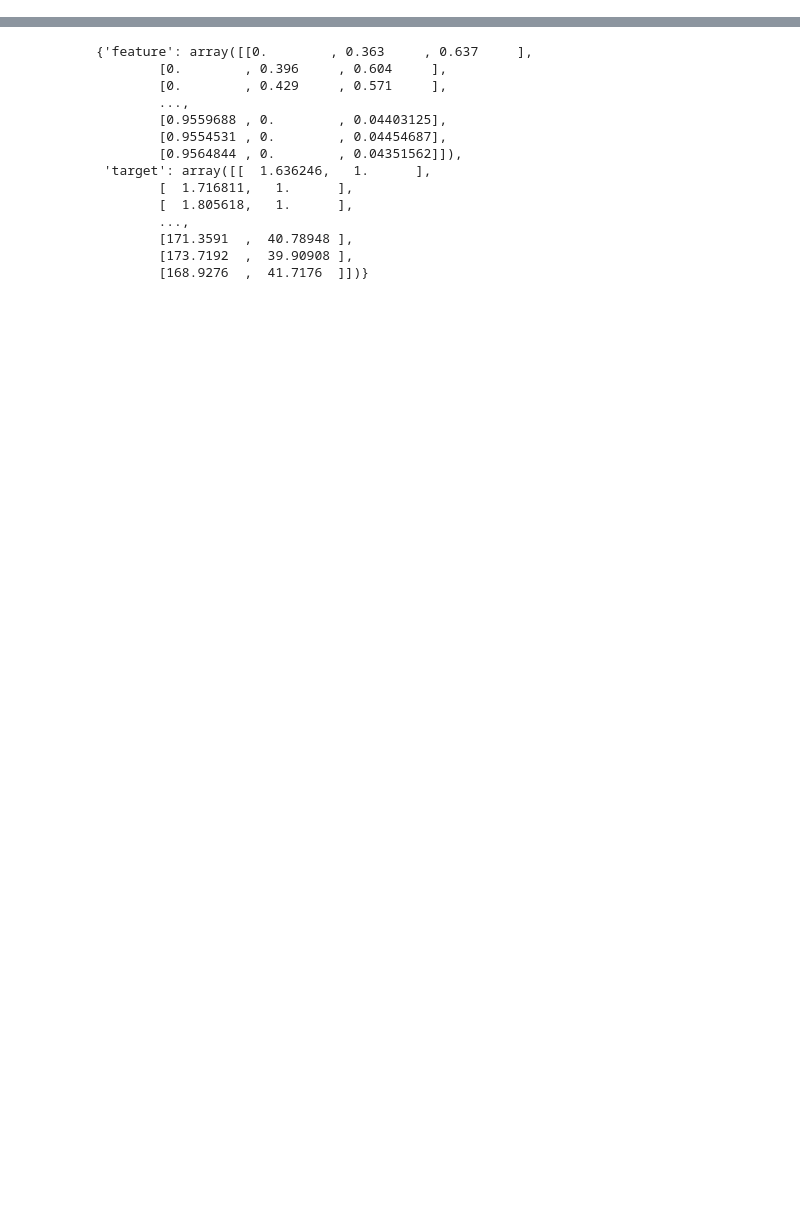
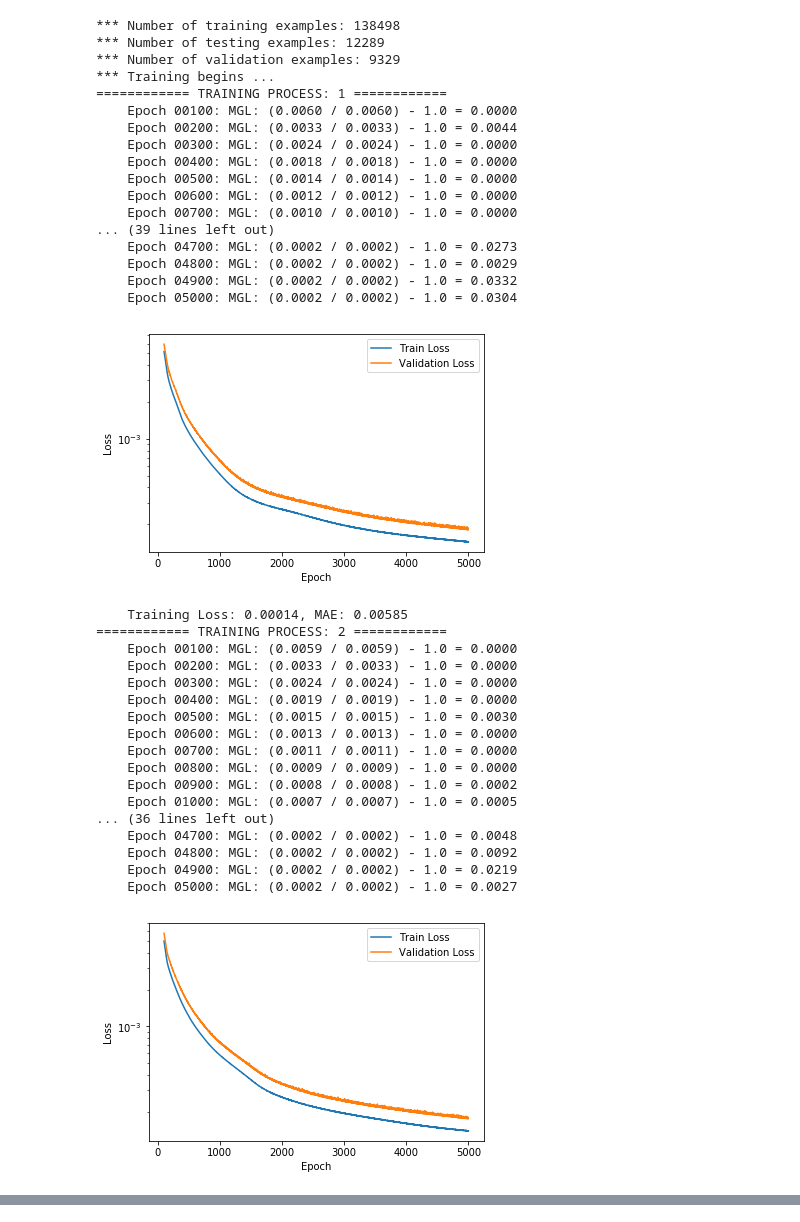
Before and after one commit to Arsennnic/ANN-FC-2.0, a Jupyter notebook: train_split.ipynb, the cells around one changed output, grey strips where cells are left out. Cells and saved outputs as stored; diff of their text form; code cells hidden in the pictures; blank space fills up the shorter version.

```diff
--- a/train_split.ipynb
+++ b/train_split.ipynb
@@ -131,0 +208,8 @@ model, scale = st.load_model('st-model-1010', 3)
+# %%
+model_10 = sp.train("improved-STAB-data/PM-simplex-T450-simplex-SPLIT-PM.csv",
+                            "improved-STAB-data/PM-simplex-T450-test-simplex-SPLIT-PM.csv",
+                            validation_data = "improved-STAB-data/PM-simplex-T450-val-simplex-SPLIT-PM.csv",
+                            hidden_layer = 1, hidden_cells = [10], batch_size = 5000,
+                            GL = 0.05, min_epoch = 300,
+                            epoch = 5000, trans = None, train_number = 5,
+                            plot = True, plot_name = "SP-T450-h10")
@@ -131,0 +311,45 @@ model, scale = st.load_model('st-model-1010', 3)
+# %%
+model_20 = sp.train("improved-STAB-data/PM-simplex-T450-simplex-SPLIT-PM.csv",
+                            "improved-STAB-data/PM-simplex-T450-test-simplex-SPLIT-PM.csv",
+                            validation_data = "improved-STAB-data/PM-simplex-T450-val-simplex-SPLIT-PM.csv",
+                            hidden_layer = 1, hidden_cells = [20], batch_size = 5000,
+                            GL = 0.05, min_epoch = 300,
+                            epoch = 5000, trans = None, train_number = 5,
+                            plot = True, plot_name = "SP-T450-h20")
+# %% [output]
+*** Number of training examples: 138498
+*** Number of testing examples: 12289
+*** Number of validation examples: 9329
+*** Training begins ...
+============ TRAINING PROCESS: 1 ============
+    Epoch 00100: MGL: (0.0060 / 0.0060) - 1.0 = 0.0000
+    Epoch 00200: MGL: (0.0033 / 0.0033) - 1.0 = 0.0044
+    Epoch 00300: MGL: (0.0024 / 0.0024) - 1.0 = 0.0000
+    Epoch 00400: MGL: (0.0018 / 0.0018) - 1.0 = 0.0000
+    Epoch 00500: MGL: (0.0014 / 0.0014) - 1.0 = 0.0000
+    Epoch 00600: MGL: (0.0012 / 0.0012) - 1.0 = 0.0000
+    Epoch 00700: MGL: (0.0010 / 0.0010) - 1.0 = 0.0000
+... (39 lines left out)
+    Epoch 04700: MGL: (0.0002 / 0.0002) - 1.0 = 0.0273
+    Epoch 04800: MGL: (0.0002 / 0.0002) - 1.0 = 0.0029
+    Epoch 04900: MGL: (0.0002 / 0.0002) - 1.0 = 0.0332
+    Epoch 05000: MGL: (0.0002 / 0.0002) - 1.0 = 0.0304
+[figure, added]
+    Training Loss: 0.00014, MAE: 0.00585
+============ TRAINING PROCESS: 2 ============
+    Epoch 00100: MGL: (0.0059 / 0.0059) - 1.0 = 0.0000
+    Epoch 00200: MGL: (0.0033 / 0.0033) - 1.0 = 0.0000
+    Epoch 00300: MGL: (0.0024 / 0.0024) - 1.0 = 0.0000
+    Epoch 00400: MGL: (0.0019 / 0.0019) - 1.0 = 0.0000
+    Epoch 00500: MGL: (0.0015 / 0.0015) - 1.0 = 0.0030
+    Epoch 00600: MGL: (0.0013 / 0.0013) - 1.0 = 0.0000
+    Epoch 00700: MGL: (0.0011 / 0.0011) - 1.0 = 0.0000
+    Epoch 00800: MGL: (0.0009 / 0.0009) - 1.0 = 0.0000
+    Epoch 00900: MGL: (0.0008 / 0.0008) - 1.0 = 0.0002
+    Epoch 01000: MGL: (0.0007 / 0.0007) - 1.0 = 0.0005
+... (36 lines left out)
+    Epoch 04700: MGL: (0.0002 / 0.0002) - 1.0 = 0.0048
+    Epoch 04800: MGL: (0.0002 / 0.0002) - 1.0 = 0.0092
+    Epoch 04900: MGL: (0.0002 / 0.0002) - 1.0 = 0.0219
+    Epoch 05000: MGL: (0.0002 / 0.0002) - 1.0 = 0.0027
+[figure, added]
@@ -134,17 +415,0 @@ test = st.read_data("improved-STAB-data/PM-simplex-T450-test-simplex-PS-PM.csv")
-# %%
-test
-# %% [output]
-{'feature': array([[0.        , 0.363     , 0.637     ],
-        [0.        , 0.396     , 0.604     ],
-        [0.        , 0.429     , 0.571     ],
-        ...,
-        [0.9559688 , 0.        , 0.04403125],
-        [0.9554531 , 0.        , 0.04454687],
-        [0.9564844 , 0.        , 0.04351562]]),
- 'target': array([[  1.636246,   1.      ],
-        [  1.716811,   1.      ],
-        [  1.805618,   1.      ],
-        ...,
-        [171.3591  ,  40.78948 ],
-        [173.7192  ,  39.90908 ],
-        [168.9276  ,  41.7176  ]])}
```
Also changed, not shown: parts of 22 cells of this notebook, 14 other files.
